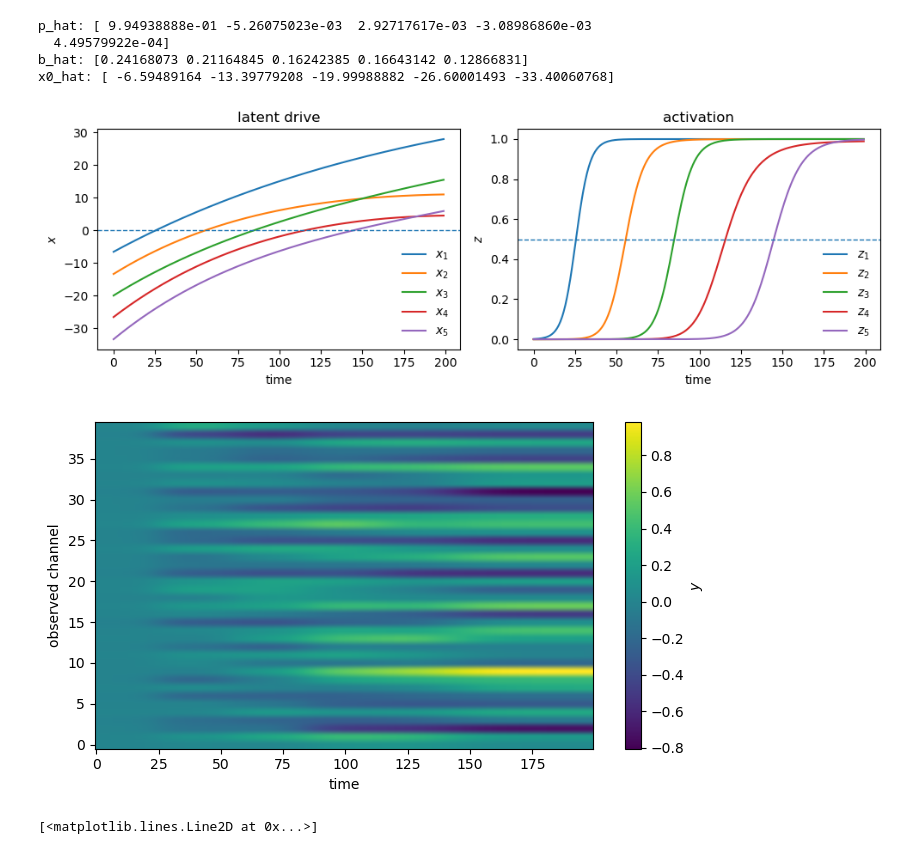
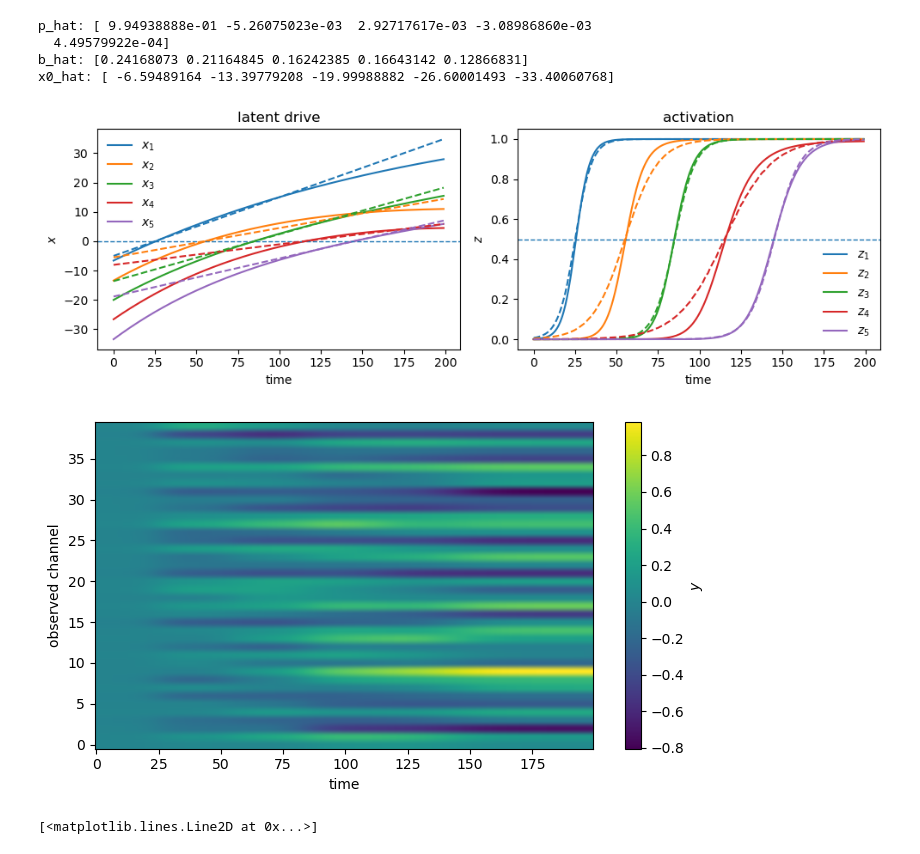
Before and after one commit to stootoon/sequential-sigmoidal-factor-analysis, a Jupyter notebook: sequential-ppca.ipynb, the cells around one changed output. Cells and saved outputs as stored; diff of their text form; code cells hidden in the pictures.

```diff
--- a/sequential-ppca.ipynb
+++ b/sequential-ppca.ipynb
@@ -290,12 +290,16 @@ p_hat: [ 9.94938888e-01 -5.26075023e-03  2.92717617e-03 -3.08986860e-03
   4.49579922e-04]
 b_hat: [0.24168073 0.21164845 0.16242385 0.16643142 0.12866831]
 x0_hat: [ -6.59489164 -13.39779208 -19.99988882 -26.60001493 -33.40060768]
-# %%
-fit["model"].plot_latents(x_hat, z_hat)
-fit["model"].plot_observations(yhat)
-# %% [output]
-[figure, removed]
-[figure, removed]
+# %%
+fig, ax = fit["model"].plot_latents(x_hat, z_hat)
+for i in range(x_hat.shape[1]):
+    ax[0].plot(x[:,i], "--", label=f"true x_{i+1}", color=f"C{i}")
+for i in range(z_hat.shape[1]):
+    ax[1].plot(z[:,i], "--", label=f"true z_{i+1}", color=f"C{i}")
+fit["model"].plot_observations(yhat)
+# %% [output]
+[figure, added]
+[figure, added]
 # %%
 which_i = 3
 plt.plot(y[:,which_i])
```
Also changed, not shown: parts of 2 cells of this notebook.
